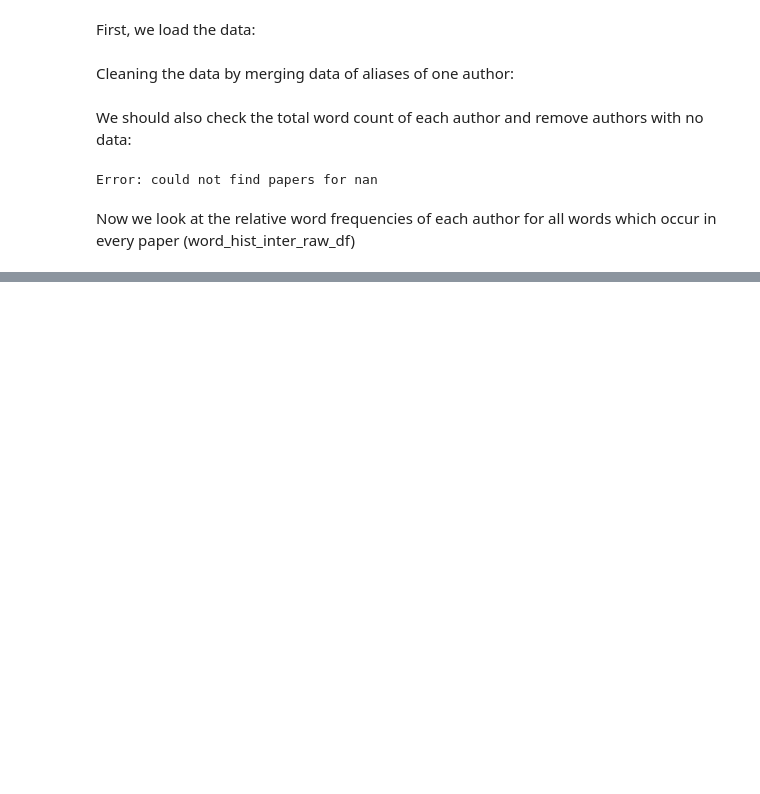
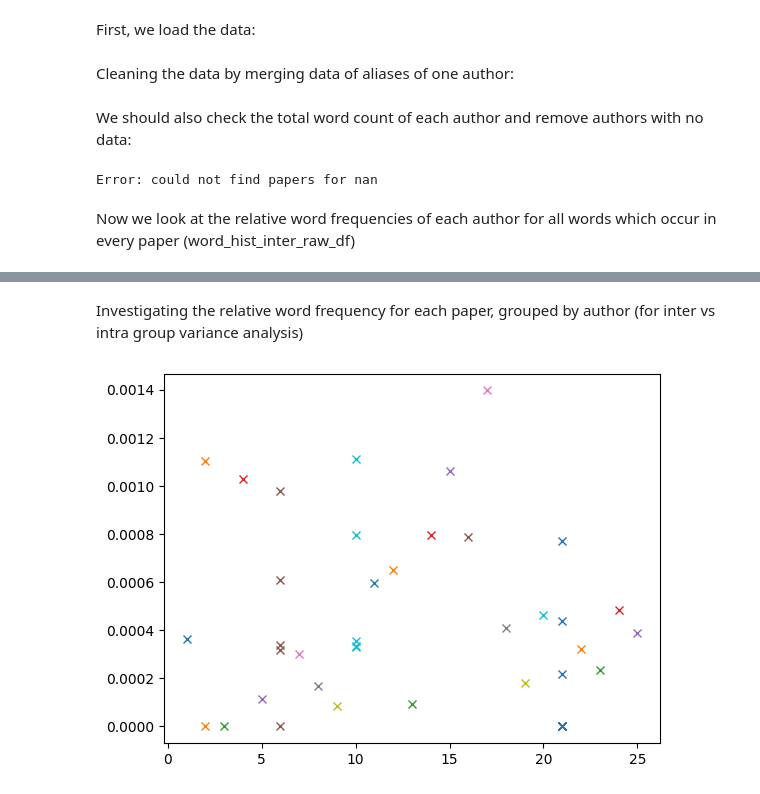
Before and after one commit to jmgiannikos/DataLiteracyProject, a Jupyter notebook: DataAnalysis.ipynb, the cells around one changed output, grey strips where cells are left out. Cells and saved outputs as stored; diff of their text form; code cells hidden in the pictures; blank space fills up the shorter version.

```diff
--- a/DataAnalysis.ipynb
+++ b/DataAnalysis.ipynb
@@ -118,0 +140,32 @@ make_bar_chart('this')
+# %% [markdown]
+Investigating the relative word frequency for each paper, grouped by author (for inter vs intra group variance analysis)
+# %%
+# first, remove all authors with < n papers:
+
+def authors_with_min_req_papers(n=3):
+    """
+    returns dictionary with authors who have written at least n papers as first author and the corresponding papers
+    """
+    author_paper_dict = {}
+    for author in list_of_authors:
+        paper_ids = get_paper_ids_for_author(author)
+        if len(paper_ids) >= n:
+            author_paper_dict[author] = paper_ids
+    return author_paper_dict
+
+author_paper_dct = authors_with_min_req_papers(n=1)
+
+# now, plot the word frequencies of papers grouped per author
+def plot_word_frequency_per_paper_grouped(word):
+    i = 1
+    for author, papers in author_paper_dct.items():
+        n_papers = len(papers)
+        X = [i] * n_papers
+        Y = [get_word_count_for_paper(paper_id, words=[word])/get_word_count_for_paper(paper_id, words='all') for paper_id in papers]
+        plt.plot(X,Y, 'x')
+        i+=1
+    plt.show()
+
+plot_word_frequency_per_paper_grouped('any')
+# %% [output]
+[figure, added]
```
Also changed, not shown: parts of 2 cells of this notebook.
